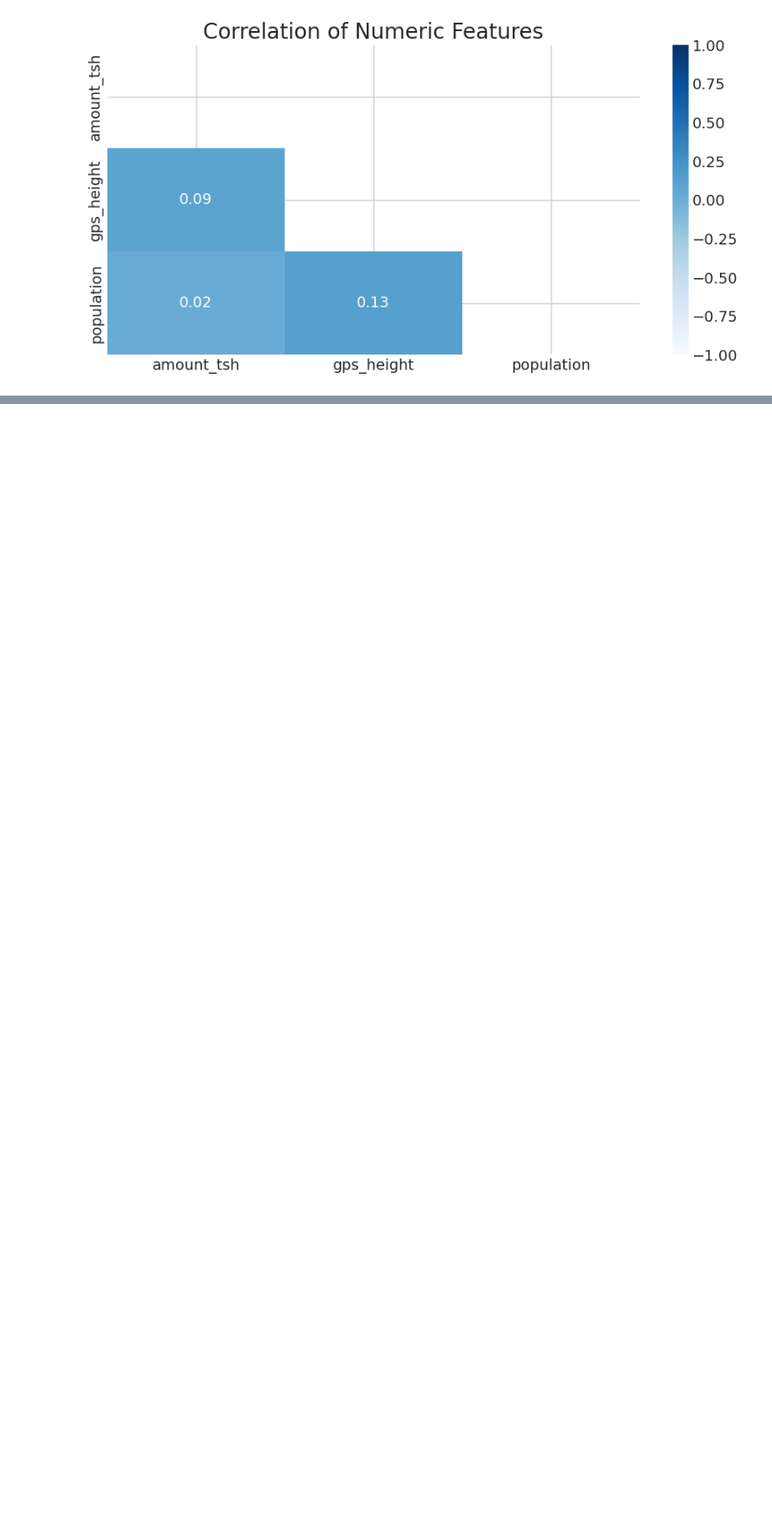
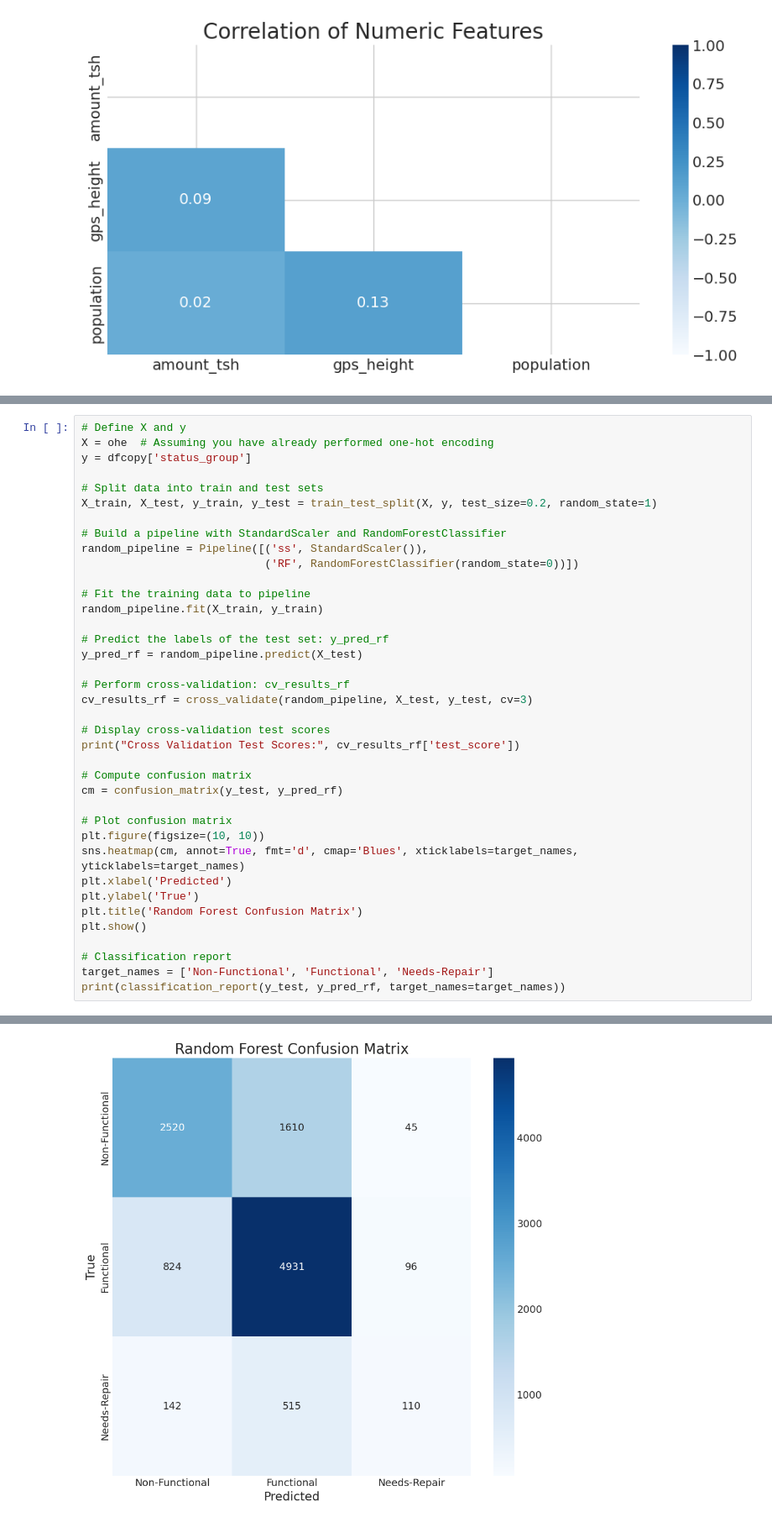
Before and after one commit to Josphatkimani/Tanzania_Water_Wells-Prediction, a Jupyter notebook: wells.ipynb, the cells around one changed output, grey strips where cells are left out. Shown at 84% size. Drawn from its saved outputs; the diff is of its cells as text; blank space fills up the shorter version.

```diff
--- a/wells.ipynb
+++ b/wells.ipynb
@@ -976,0 +1213,39 @@ corrmatrix(new_data)
+# %%
+# Define X and y
+X = ohe  # Assuming you have already performed one-hot encoding
+y = dfcopy['status_group']
+
+# Split data into train and test sets
+X_train, X_test, y_train, y_test = train_test_split(X, y, test_size=0.2, random_state=1)
+
+# Build a pipeline with StandardScaler and RandomForestClassifier
+random_pipeline = Pipeline([('ss', StandardScaler()),
+                            ('RF', RandomForestClassifier(random_state=0))])
+
+# Fit the training data to pipeline
+random_pipeline.fit(X_train, y_train)
+
+# Predict the labels of the test set: y_pred_rf
+y_pred_rf = random_pipeline.predict(X_test)
+
+# Perform cross-validation: cv_results_rf
+cv_results_rf = cross_validate(random_pipeline, X_test, y_test, cv=3)
+
+# Display cross-validation test scores
+print("Cross Validation Test Scores:", cv_results_rf['test_score'])
+
+# Compute confusion matrix
+cm = confusion_matrix(y_test, y_pred_rf)
+
+# Plot confusion matrix
+plt.figure(figsize=(10, 10))
+sns.heatmap(cm, annot=True, fmt='d', cmap='Blues', xticklabels=target_names, yticklabels=target_names)
+plt.xlabel('Predicted')
+plt.ylabel('True')
+plt.title('Random Forest Confusion Matrix')
+plt.show()
+
+# Classification report
+target_names = ['Non-Functional', 'Functional', 'Needs-Repair']
+print(classification_report(y_test, y_pred_rf, target_names=target_names))
+# %% [output]
@@ -976,0 +1253 @@ corrmatrix(new_data)
+[figure, added]
```
Also changed, not shown: parts of 24 cells of this notebook.
